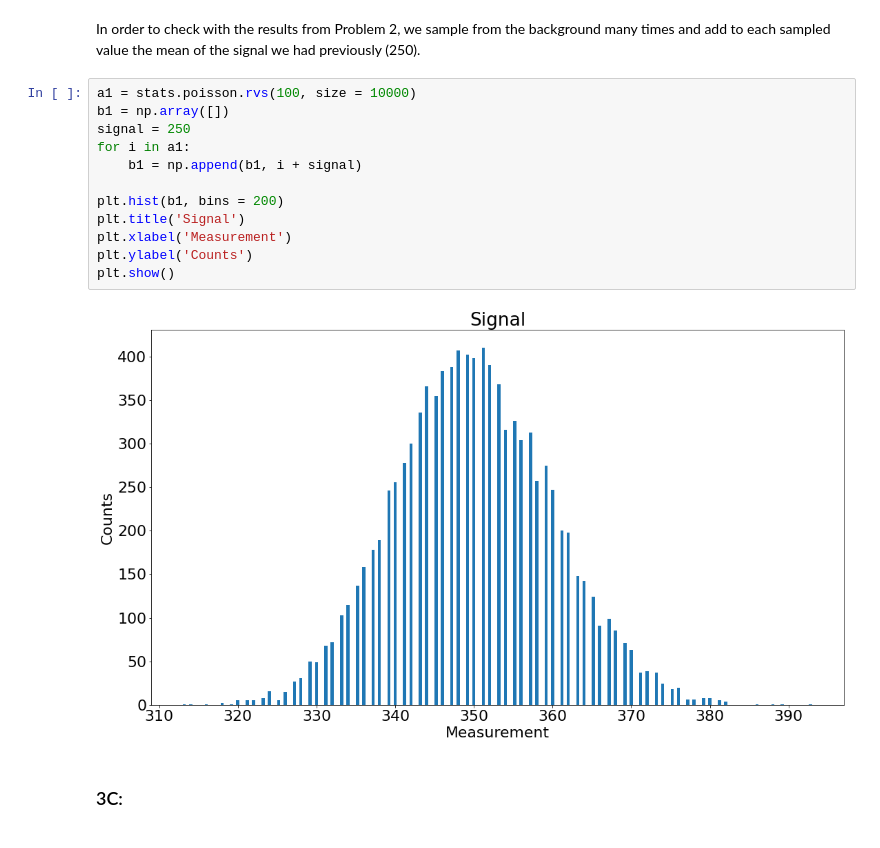
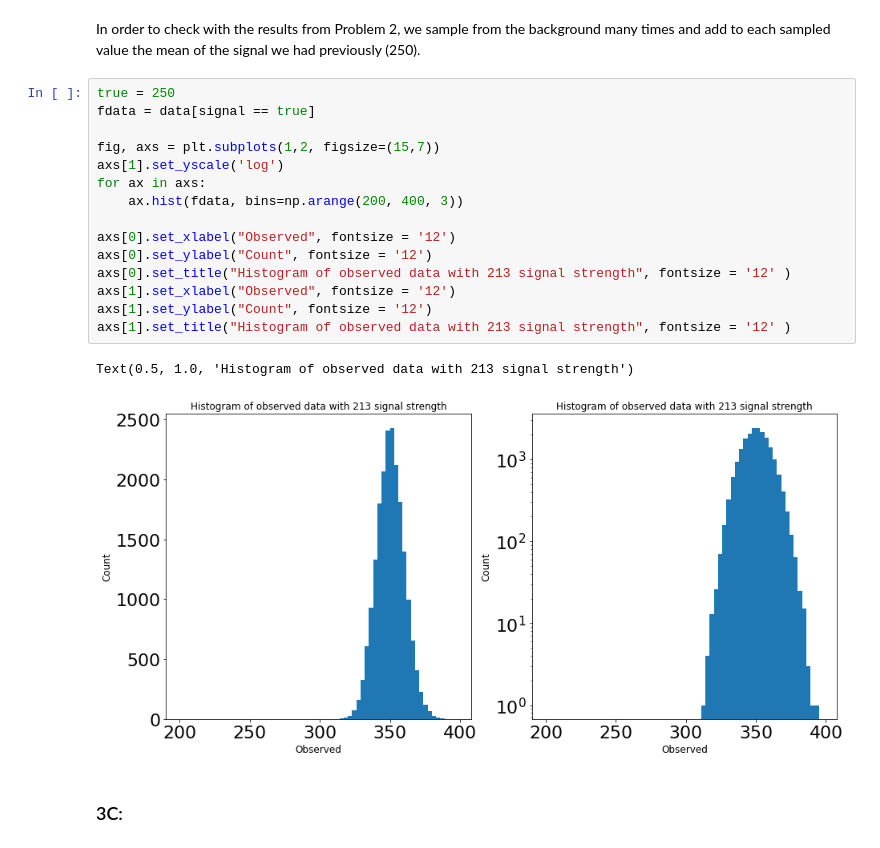
Before and after one commit to StLee314/Phys-434-Fall-2021, a Jupyter notebook: Lab6.ipynb, the cells around one changed output. Cells and saved outputs as stored; diff of their text form.

```diff
--- a/Lab6.ipynb
+++ b/Lab6.ipynb
@@ -88,20 +92,24 @@ plt.show()
 ### 3B:
 # %% [markdown]
 In order to check with the results from Problem 2, we sample from the background many times and add to each sampled value the mean of the signal we had previously (250).
-# %%
-a1 = stats.poisson.rvs(100, size = 10000)
-b1 = np.array([])
-signal = 250
-for i in a1:
-    b1 = np.append(b1, i + signal)
-
-plt.hist(b1, bins = 200)
-plt.title('Signal')
-plt.xlabel('Measurement')
-plt.ylabel('Counts')
-plt.show()
-# %% [output]
-[figure, removed]
+# %%
+true = 250
+fdata = data[signal == true]
+
+fig, axs = plt.subplots(1,2, figsize=(15,7))
+axs[1].set_yscale('log')
+for ax in axs:
+    ax.hist(fdata, bins=np.arange(200, 400, 3))
+
+axs[0].set_xlabel("Observed", fontsize = '12')
+axs[0].set_ylabel("Count", fontsize = '12')
+axs[0].set_title("Histogram of observed data with 213 signal strength", fontsize = '12' )
+axs[1].set_xlabel("Observed", fontsize = '12')
+axs[1].set_ylabel("Count", fontsize = '12')
+axs[1].set_title("Histogram of observed data with 213 signal strength", fontsize = '12' )
+# %% [output]
+Text(0.5, 1.0, 'Histogram of observed data with 213 signal strength')
+[figure, added]
 # %% [markdown]
 ### 3C:
 # %% [markdown]
```
Also changed, not shown: parts of 13 cells of this notebook.
